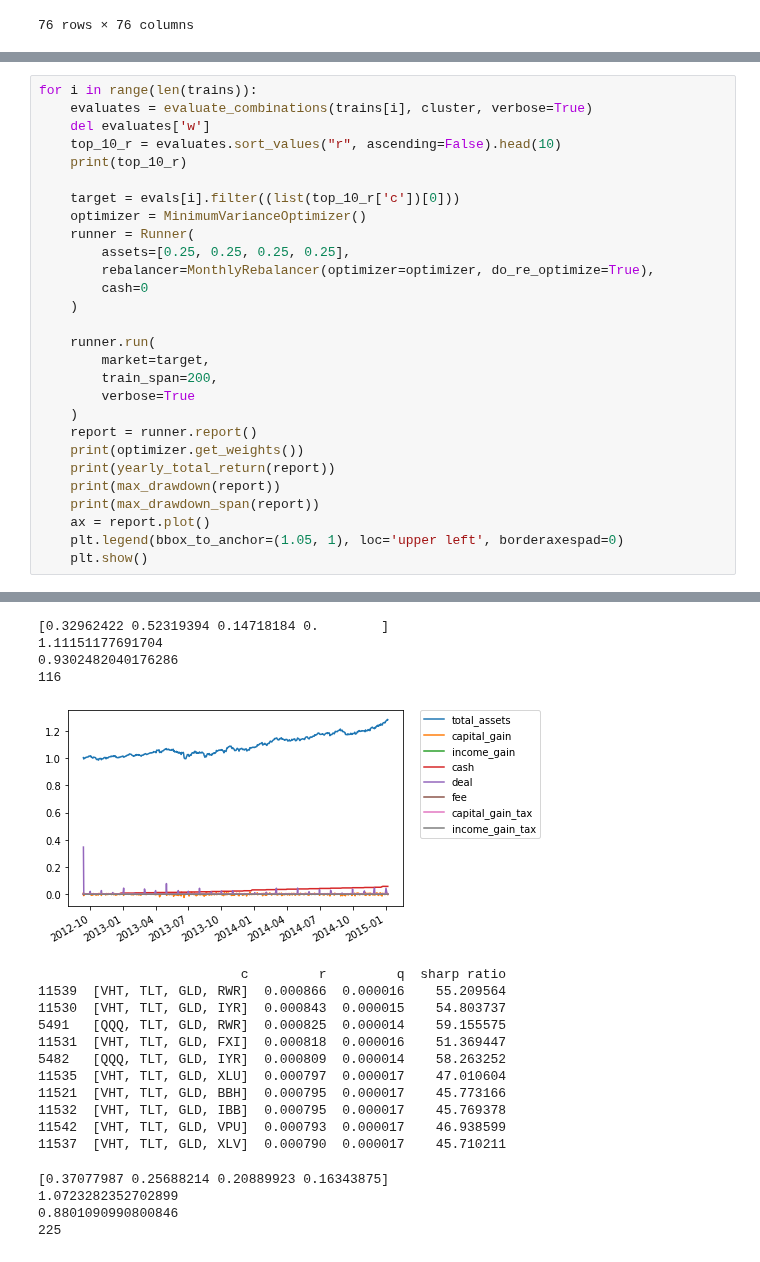
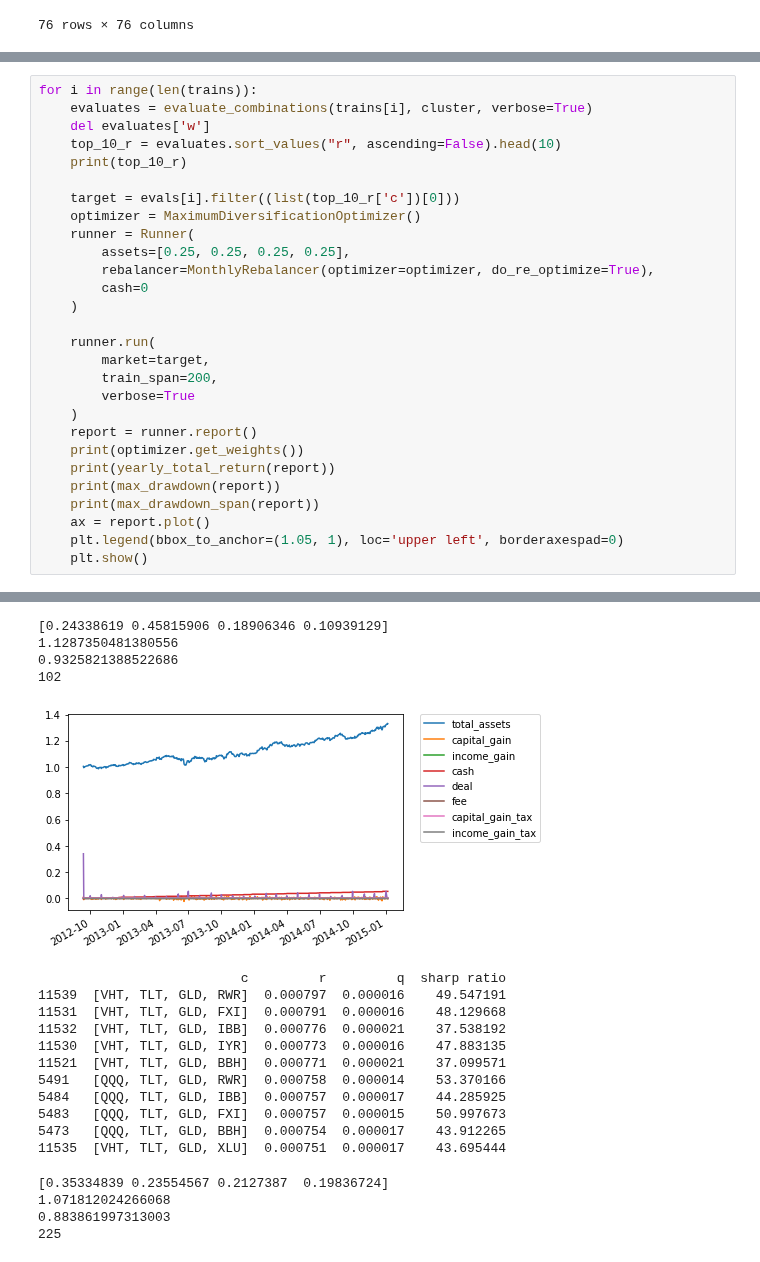
Before and after one commit to sonesuke/mypo, a Jupyter notebook: docs/tutorial/tickers.ipynb, the cells around one changed output, grey strips where cells are left out. Cells and saved outputs as stored; diff of their text form.

```diff
--- a/docs/tutorial/tickers.ipynb
+++ b/docs/tutorial/tickers.ipynb
@@ -94,7 +94,7 @@ for i in range(len(trains)):
     print(top_10_r)
 
     target = evals[i].filter((list(top_10_r['c'])[0]))
-    optimizer = MinimumVarianceOptimizer()
+    optimizer = MaximumDiversificationOptimizer()
     runner = Runner(
         assets=[0.25, 0.25, 0.25, 0.25],
         rebalancer=MonthlyRebalancer(optimizer=optimizer, do_re_optimize=True),
@@ -161,22 +161,22 @@ for i in range(len(trains)):
-[0.32962422 0.52319394 0.14718184 0.        ]
-1.11151177691704
-0.9302482040176286
-116
+[0.24338619 0.45815906 0.18906346 0.10939129]
+1.1287350481380556
+0.9325821388522686
+102
-[figure, old version]
+[figure, new version]
                           c         r         q  sharp ratio
-11539  [VHT, TLT, GLD, RWR]  0.000866  0.000016    55.209564
-11530  [VHT, TLT, GLD, IYR]  0.000843  0.000015    54.803737
-5491   [QQQ, TLT, GLD, RWR]  0.000825  0.000014    59.155575
-11531  [VHT, TLT, GLD, FXI]  0.000818  0.000016    51.369447
-5482   [QQQ, TLT, GLD, IYR]  0.000809  0.000014    58.263252
-11535  [VHT, TLT, GLD, XLU]  0.000797  0.000017    47.010604
-11521  [VHT, TLT, GLD, BBH]  0.000795  0.000017    45.773166
-11532  [VHT, TLT, GLD, IBB]  0.000795  0.000017    45.769378
-11542  [VHT, TLT, GLD, VPU]  0.000793  0.000017    46.938599
-11537  [VHT, TLT, GLD, XLV]  0.000790  0.000017    45.710211
+11539  [VHT, TLT, GLD, RWR]  0.000797  0.000016    49.547191
+11531  [VHT, TLT, GLD, FXI]  0.000791  0.000016    48.129668
+11532  [VHT, TLT, GLD, IBB]  0.000776  0.000021    37.538192
+11530  [VHT, TLT, GLD, IYR]  0.000773  0.000016    47.883135
+11521  [VHT, TLT, GLD, BBH]  0.000771  0.000021    37.099571
+5491   [QQQ, TLT, GLD, RWR]  0.000758  0.000014    53.370166
+5484   [QQQ, TLT, GLD, IBB]  0.000757  0.000017    44.285925
+5483   [QQQ, TLT, GLD, FXI]  0.000757  0.000015    50.997673
+5473   [QQQ, TLT, GLD, BBH]  0.000754  0.000017    43.912265
+11535  [VHT, TLT, GLD, XLU]  0.000751  0.000017    43.695444
-[0.37077987 0.25688214 0.20889923 0.16343875]
-1.0723282352702899
-0.8801090990800846
+[0.35334839 0.23554567 0.2127387  0.19836724]
+1.071812024266068
+0.883861997313003
 225
 [figure]
 ... (3 outputs left out)
```
Also changed, not shown: parts of 4 cells of this notebook, 1 other file.
